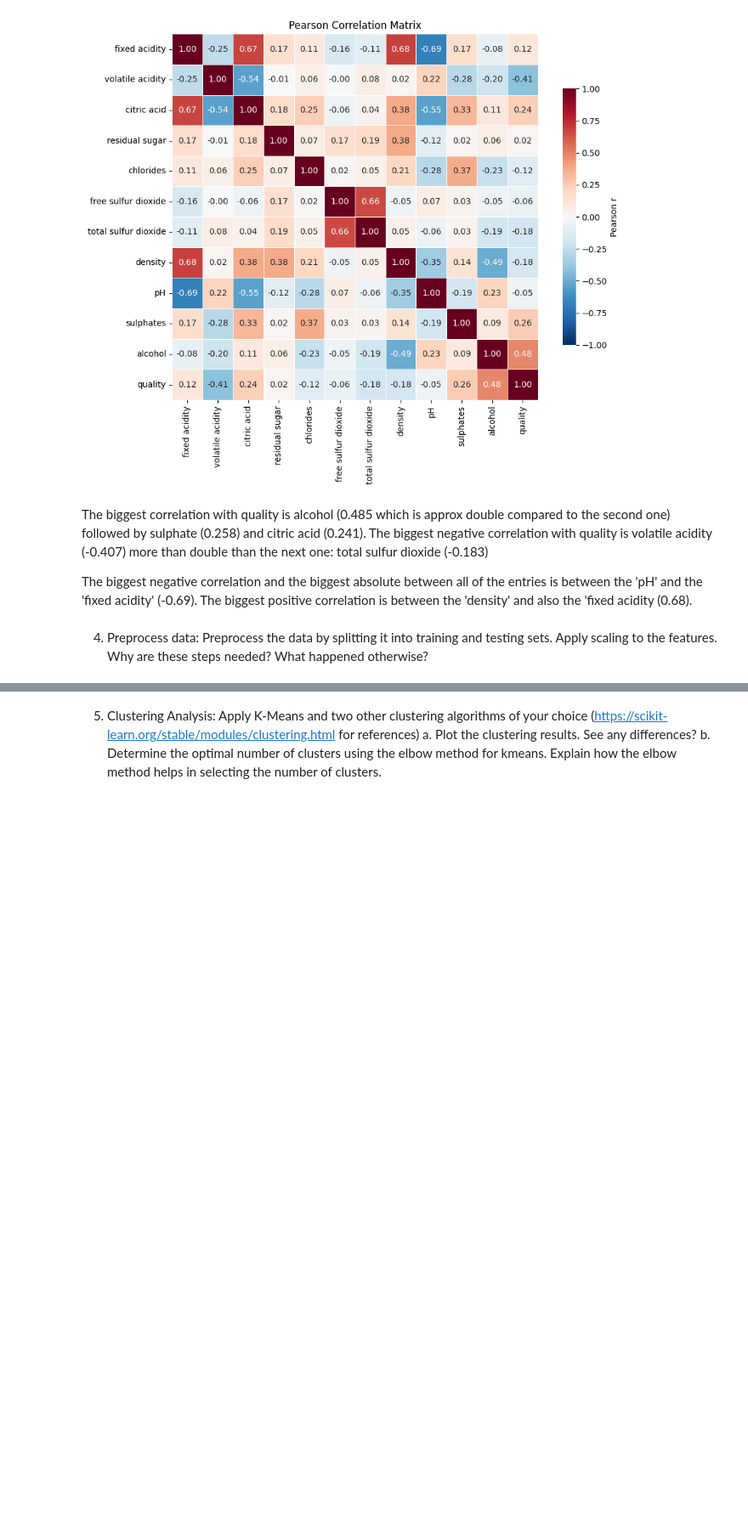
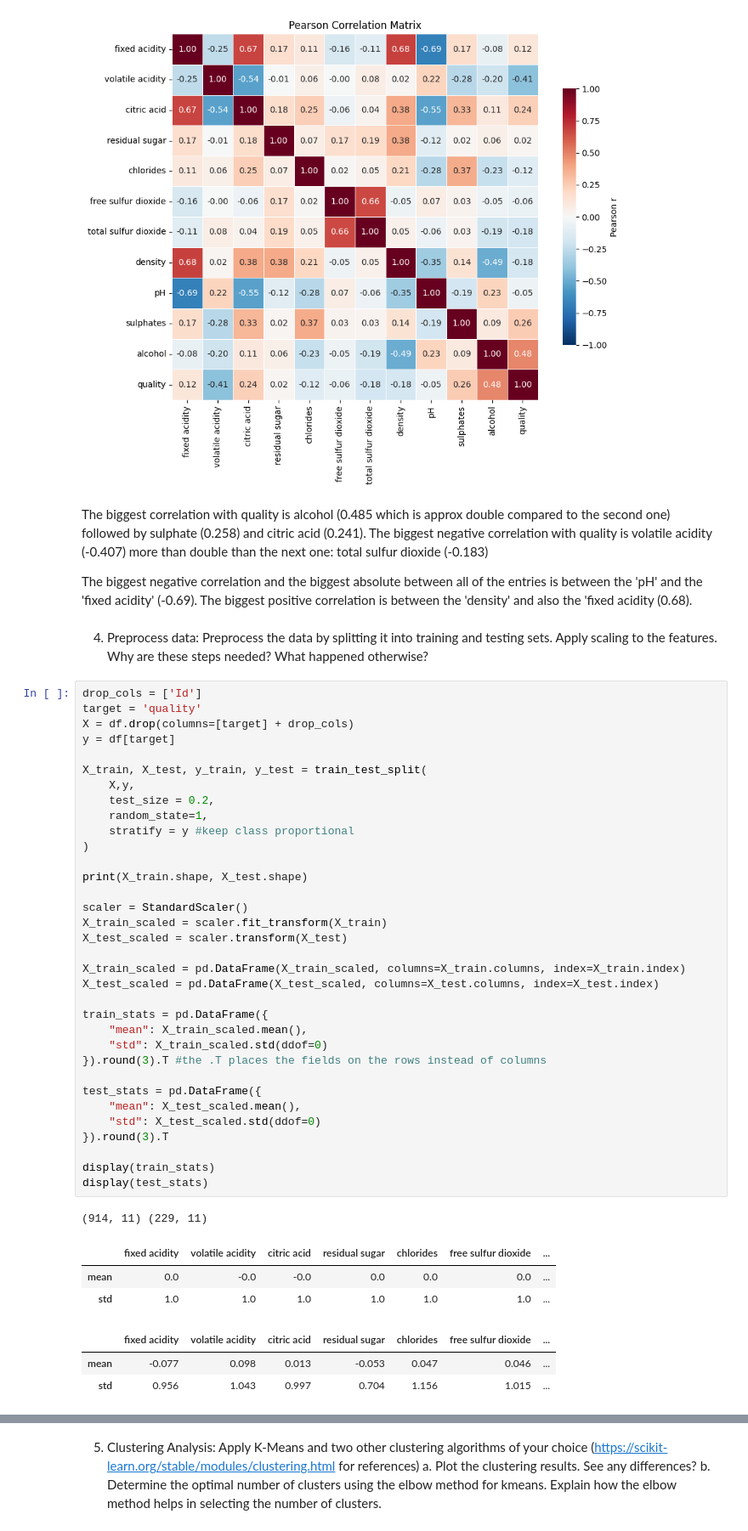
Before and after one commit to CalinTeacu/PracticaWeek3, a Jupyter notebook: Week3Problem.ipynb, the cells around one changed output, grey strips where cells are left out. Shown at 85% size. Drawn from its saved outputs; the diff is of its cells as text; blank space fills up the shorter version.

```diff
--- a/Week3Problem.ipynb
+++ b/Week3Problem.ipynb
@@ -180,3 +183,45 @@ The biggest negative correlation and the biggest absolute between all of the ent
 The biggest positive correlation is between the 'density' and also the 'fixed acidity (0.68).
 # %% [markdown]
 4. Preprocess data: Preprocess the data by splitting it into training and testing sets. Apply scaling to the features. Why are these steps needed? What happened otherwise?
+# %%
+drop_cols = ['Id']
+target = 'quality'
+X = df.drop(columns=[target] + drop_cols)
+y = df[target]
+
+X_train, X_test, y_train, y_test = train_test_split(
+    X,y,
+    test_size = 0.2,
+    random_state=1,
+    stratify = y #keep class proportional
+)
+
+print(X_train.shape, X_test.shape)
+
+scaler = StandardScaler()
+X_train_scaled = scaler.fit_transform(X_train)
+X_test_scaled = scaler.transform(X_test)
+
+X_train_scaled = pd.DataFrame(X_train_scaled, columns=X_train.columns, index=X_train.index)
+X_test_scaled = pd.DataFrame(X_test_scaled, columns=X_test.columns, index=X_test.index)
+
+train_stats = pd.DataFrame({
+    "mean": X_train_scaled.mean(),
+    "std": X_train_scaled.std(ddof=0)
+}).round(3).T #the .T places the fields on the rows instead of columns
+
+test_stats = pd.DataFrame({
+    "mean": X_test_scaled.mean(),
+    "std": X_test_scaled.std(ddof=0)
+}).round(3).T
+
+display(train_stats)
+display(test_stats)
+# %% [output]
+(914, 11) (229, 11)
+|  | fixed acidity | volatile acidity | citric acid | residual sugar | chlorides | free sulfur dioxide | ... |
+| mean | 0.0 | -0.0 | -0.0 | 0.0 | 0.0 | 0.0 | ... |
+| std | 1.0 | 1.0 | 1.0 | 1.0 | 1.0 | 1.0 | ... |
+|  | fixed acidity | volatile acidity | citric acid | residual sugar | chlorides | free sulfur dioxide | ... |
+| mean | -0.077 | 0.098 | 0.013 | -0.053 | 0.047 | 0.046 | ... |
+| std | 0.956 | 1.043 | 0.997 | 0.704 | 1.156 | 1.015 | ... |
```
Also changed, not shown: parts of 5 cells of this notebook.
